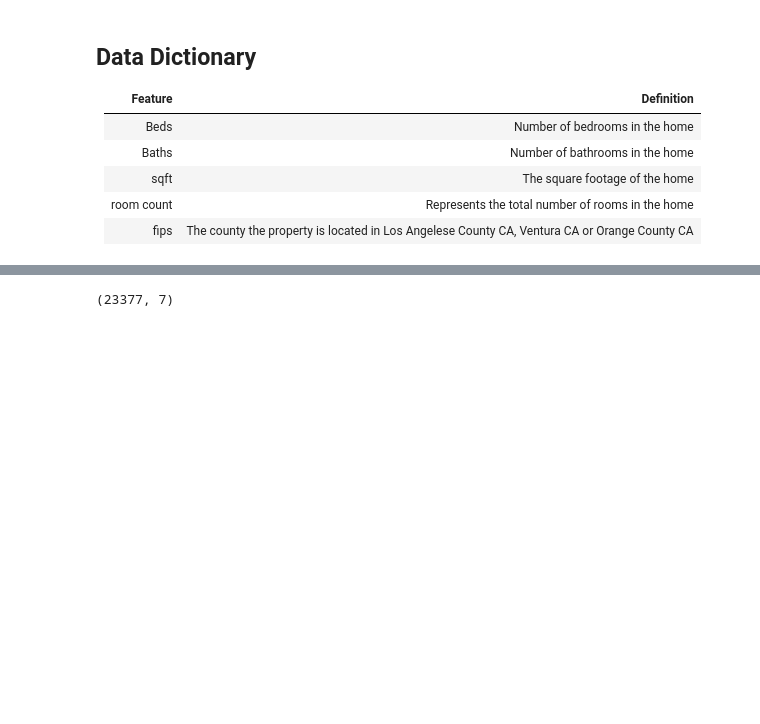
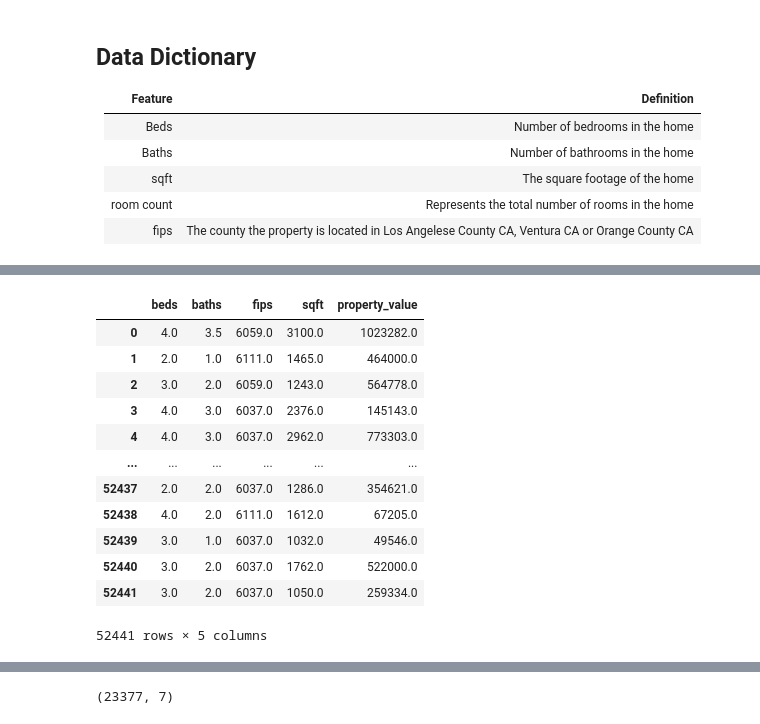
Before and after one commit to allantestaten/regression-project, a Jupyter notebook: scratch_notebook.ipynb, the cells around one changed output, grey strips where cells are left out. Drawn from its saved outputs; the diff is of its cells as text; code cells hidden in the pictures; blank space fills up the shorter version.

```diff
--- a/scratch_notebook.ipynb
+++ b/scratch_notebook.ipynb
@@ -67,0 +54,2 @@ w.new_zillow_data()
+# %%
+df = w.get_zillow_data()
@@ -67,0 +71,18 @@ w.new_zillow_data()
+# %%
+df = df[df['property_value'] > 0 & (df['property_value'] < 600_000)]
+# %%
+df
+# %% [output]
+|  | beds | baths | fips | sqft | property_value |
+| 0 | 4.0 | 3.5 | 6059.0 | 3100.0 | 1023282.0 |
+| 1 | 2.0 | 1.0 | 6111.0 | 1465.0 | 464000.0 |
+| 2 | 3.0 | 2.0 | 6059.0 | 1243.0 | 564778.0 |
+| 3 | 4.0 | 3.0 | 6037.0 | 2376.0 | 145143.0 |
+| 4 | 4.0 | 3.0 | 6037.0 | 2962.0 | 773303.0 |
+| ... | ... | ... | ... | ... | ... |
+| 52437 | 2.0 | 2.0 | 6037.0 | 1286.0 | 354621.0 |
+| 52438 | 4.0 | 2.0 | 6111.0 | 1612.0 | 67205.0 |
+| 52439 | 3.0 | 1.0 | 6037.0 | 1032.0 | 49546.0 |
+| 52440 | 3.0 | 2.0 | 6037.0 | 1762.0 | 522000.0 |
+| 52441 | 3.0 | 2.0 | 6037.0 | 1050.0 | 259334.0 |
+52441 rows × 5 columns
```
Also changed, not shown: parts of 13 cells of this notebook.
